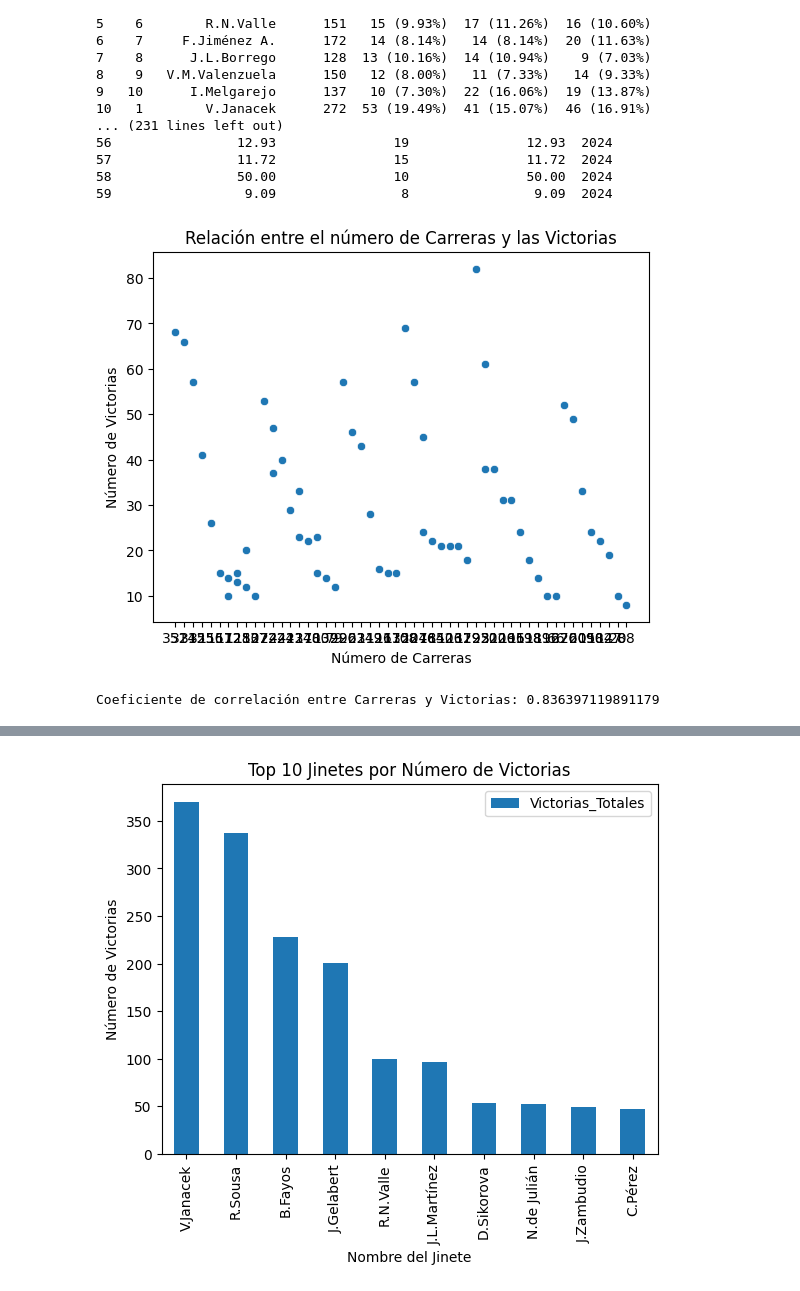
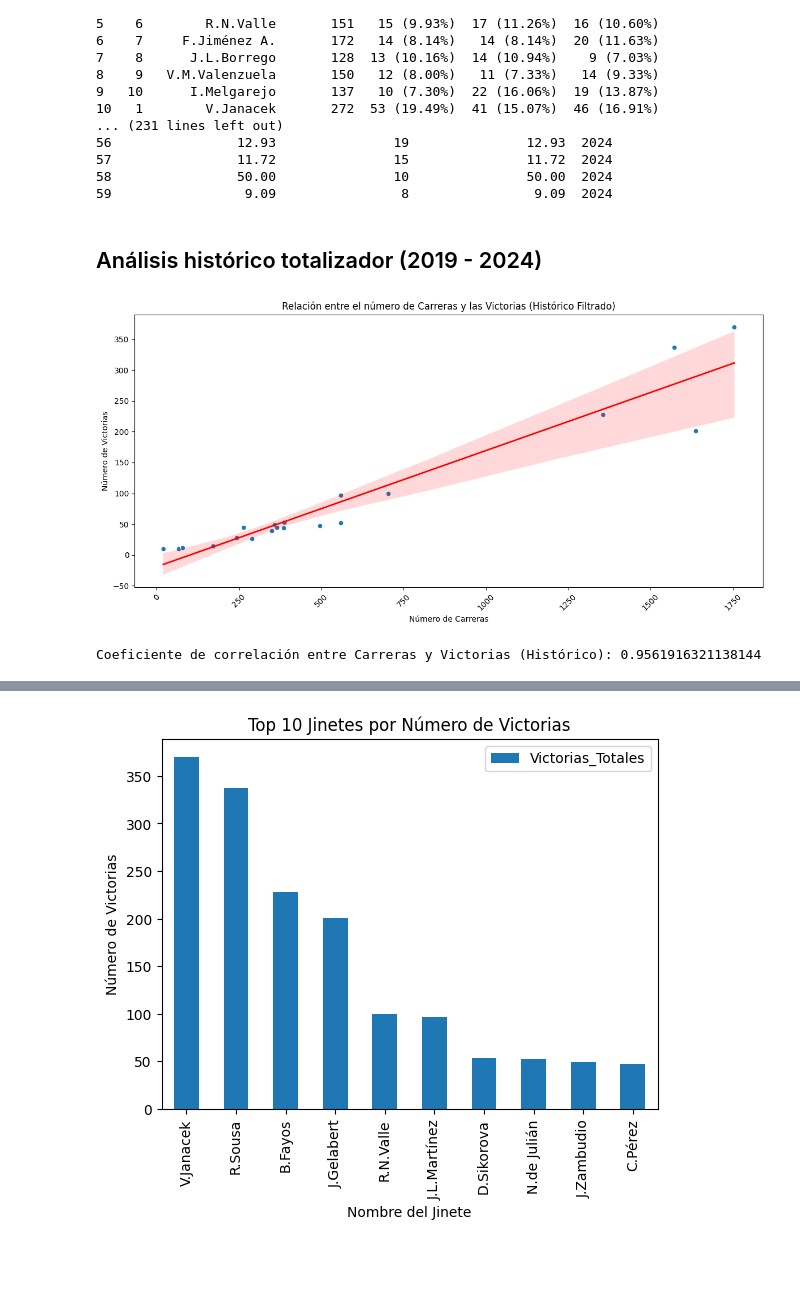
Before and after one commit to NellaCaro/estadisticas_jinetes, a Jupyter notebook: estadistica_jinetes.ipynb, the cells around one changed output, grey strips where cells are left out. Drawn from its saved outputs; the diff is of its cells as text; code cells hidden in the pictures; blank space fills up the shorter version.

Commit message:
Update varios
Transformación de datos, limpieza y nuevo test de análisis.

```diff
--- a/estadistica_jinetes.ipynb
+++ b/estadistica_jinetes.ipynb
@@ -187,0 +183,28 @@ print(df_2021_top10)
+# %%
+# Convertir la columna "Carreras" a int
+df_total['Carreras'] = df_total['Carreras'].astype(int)
+
+# Convertir la columna "ano" a int
+df_total['ano'] = df_total['ano'].astype(int)
+# %%
+# Definir una función para limpiar la columna 'Euros'
+def limpiar_euros(valor):
+    # Eliminar todos los caracteres que no sean números o puntos
+    valor_limpio = re.sub(r'[^0-9,]', '', valor)
+    # Cambiar la coma decimal a un punto si es necesario
+    valor_limpio = valor_limpio.replace(',', '.')
+    # Convertir el valor limpio a float o int
+    try:
+        return float(valor_limpio)
+    except ValueError:
+        return None
+
+# Aplicar la función de limpieza a la columna 'Euros' y convertir a float
+df_total['Euros'] = df_total['Euros'].apply(limpiar_euros)
+
+# Ahora podemos convertir la columna a int (si los valores son todos enteros)
+df_total['Euros'] = df_total['Euros'].astype(float).astype(int)
+
+# Verificar el resultado
+#print(df_total['Euros'])
+#print(df_total["Euros"].dtype)
@@ -211,18 +236,26 @@ print(df_total)
 57                11.72               15               11.72  2024
 58                50.00               10               50.00  2024
 59                 9.09                8                9.09  2024
+# %% [markdown]
+## Análisis histórico totalizador (2019 - 2024)
+# %%
+df_historico = df_total.groupby('Nombre').agg({'Carreras': 'sum', 'Victorias_Totales': 'sum'}).reset_index()
 # %%
-# Relación entre carreras y victorias
-sns.scatterplot(data=df_total, x='Carreras', y='Victorias_Totales')
-plt.title('Relación entre el número de Carreras y las Victorias')
+# Gráfico para la relación entre carreras y victorias
+plt.figure(figsize=(12, 6))
+sns.scatterplot(data=df_historico, x='Carreras', y='Victorias_Totales')
+sns.regplot(data=df_historico, x='Carreras', y='Victorias_Totales', scatter=False, line_kws={"color": "red", "lw": 2})
+plt.title('Relación entre el número de Carreras y las Victorias (Histórico Filtrado)')
 plt.xlabel('Número de Carreras')
 plt.ylabel('Número de Victorias')
+plt.xticks(rotation=45)
+plt.tight_layout()
 plt.show()
 # %% [output]
-[figure, old version]
+[figure, new version]
 # %%
-# Calcular el coeficiente de correlación
-correlacion = df_total['Carreras'].corr(df_total['Victorias_Totales'])
-print(f"Coeficiente de correlación entre Carreras y Victorias: {correlacion}")
+# Calcular el coeficiente de correlación entre Carreras y Victorias
+correlacion = df_historico['Carreras'].corr(df_historico['Victorias_Totales'])
+print(f"Coeficiente de correlación entre Carreras y Victorias (Histórico): {correlacion}")
 # %% [output]
-Coeficiente de correlación entre Carreras y Victorias: 0.836397119891179
+Coeficiente de correlación entre Carreras y Victorias (Histórico): 0.9561916321138144
```
Also changed, not shown: parts of 17 cells of this notebook.
